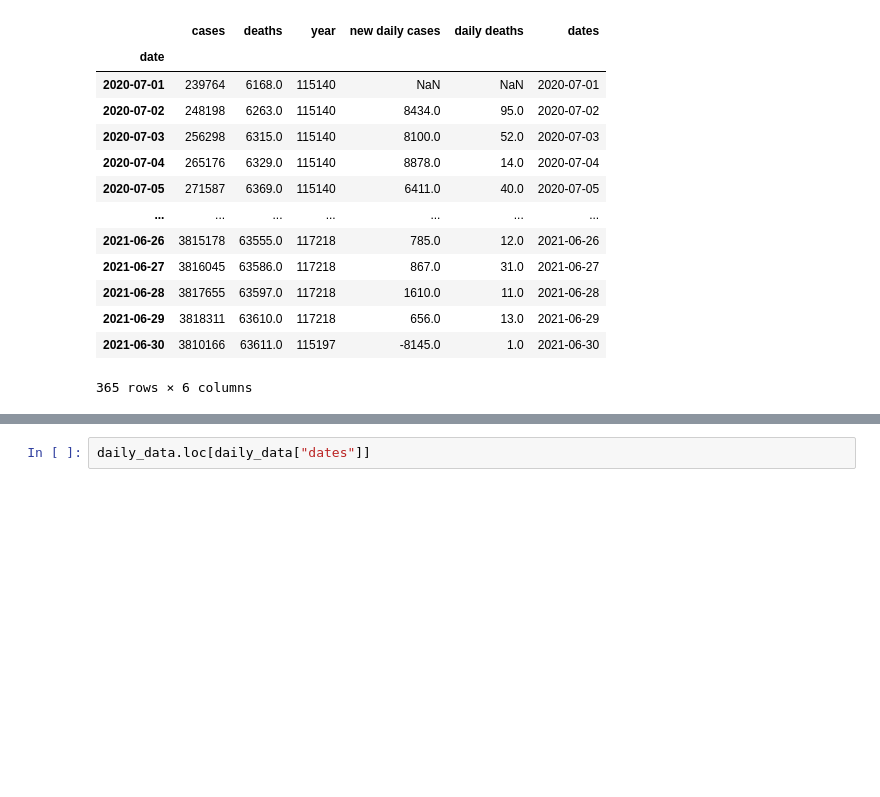
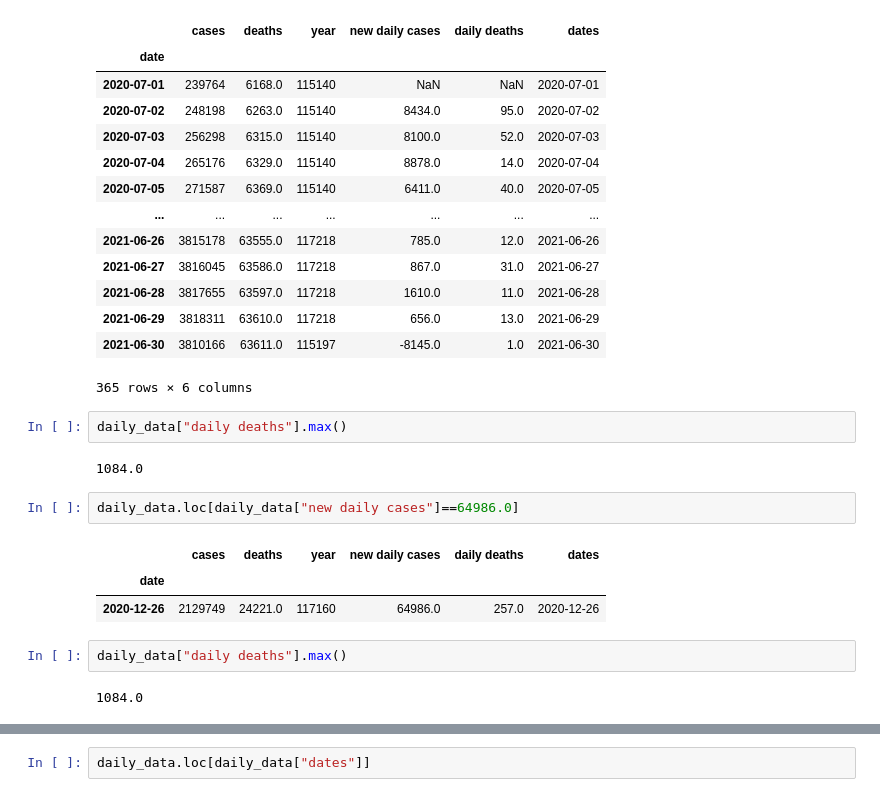
Before and after one commit to KellyStave/Project-1-, a Jupyter notebook: Project_1_covid_timeline.ipynb, the cells around one changed output, grey strips where cells are left out. Saved outputs shown, nothing was run; the diff lists cells and outputs as text; blank space fills up the shorter version.

```diff
--- a/Project_1_covid_timeline.ipynb
+++ b/Project_1_covid_timeline.ipynb
@@ -281,3 +281,17 @@ daily_data
 | 2021-06-29 | 3818311 | 63610.0 | 117218 | 656.0 | 13.0 | 2021-06-29 |
 | 2021-06-30 | 3810166 | 63611.0 | 115197 | -8145.0 | 1.0 | 2021-06-30 |
 365 rows × 6 columns
+# %%
+daily_data["daily deaths"].max()
+# %% [output]
+1084.0
+# %%
+daily_data.loc[daily_data["new daily cases"]==64986.0]
+# %% [output]
+|  | cases | deaths | year | new daily cases | daily deaths | dates |
+| date |  |  |  |  |  |  |
+| 2020-12-26 | 2129749 | 24221.0 | 117160 | 64986.0 | 257.0 | 2020-12-26 |
+# %%
+daily_data["daily deaths"].max()
+# %% [output]
+1084.0
```
Also changed, not shown: parts of 10 cells of this notebook, 6 other files.
